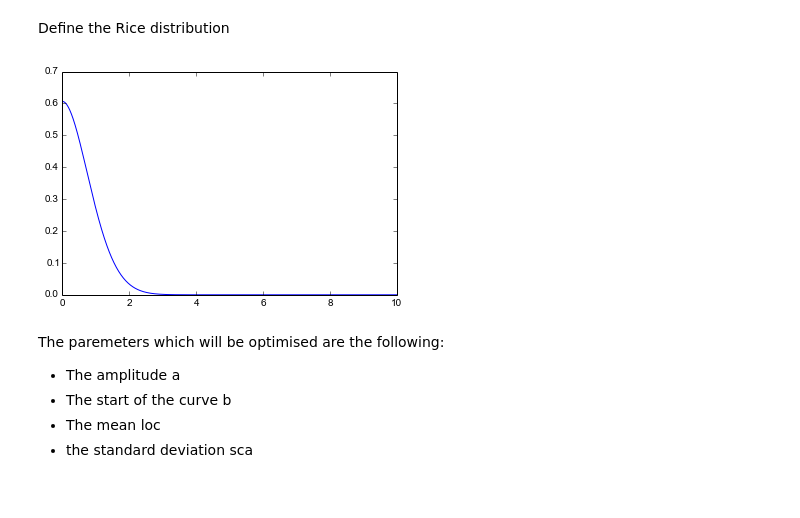
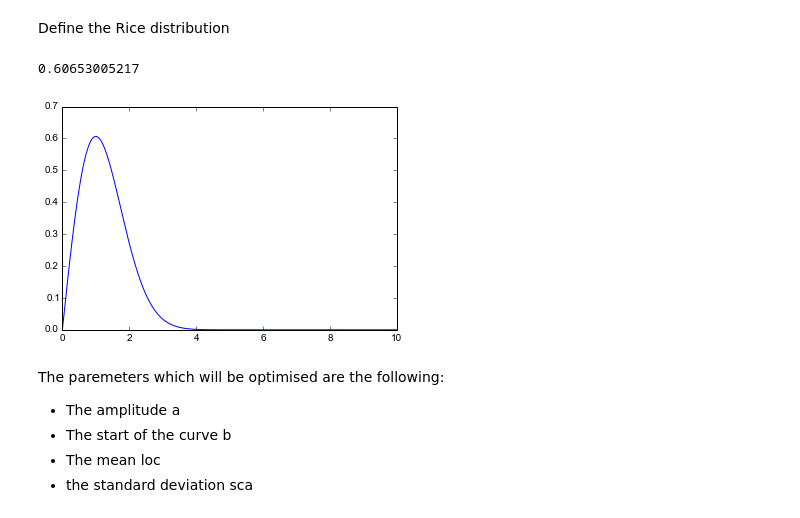
Before and after one commit to massich/embc2015-exp, a Jupyter notebook: src/experiment-t2w.ipynb, the cells around one changed output. Cells and saved outputs as stored; diff of their text form; code cells hidden in the pictures.

Commit message:
Solve at least the fitting * Solve the fitting of the Rice * Still have to decide what to see the relation between b and sigma

```diff
--- a/src/experiment-t2w.ipynb
+++ b/src/experiment-t2w.ipynb
@@ -140,8 +143,8 @@ py.iplot(fig, filename='heatmap-t2w-fitted')
 Define the Rice distribution
 # %%
 from scipy.special import iv
-def myfunc(x, factor, v, std):
-    fx = factor * (x / std**2) * np.exp( - (x**2 + v**2) / (2. * std**2))*iv(0, (x * v) / (std**2))
+def myRice(x, factor, v, std, shift):
+    fx = factor * ( (x - shift) / std**2) * np.exp( - ((x - shift)**2 + v**2) / (2. * std**2))*iv(0, ((x - shift) * v) / (std**2))
     fx[np.nonzero(fx < 0)] = 0
     return fx
     #return factor * x * np.exp( - (x**2 + mean**2) / 2) * iv(0, x * mean)
@@ -150,15 +153,19 @@ def myfunc(x, factor, v, std):
 # %%
 x = np.linspace(0., 10., 1000)
 
-fig = plt.figure()
 f = 1.
 v = 0.
 s = 1.
-shift = -1.
-plt.plot(x, myfunc((x-shift), f, v, s))
+shift = .0
+
+print np.max(myRice(x, f, v, s, shift))
+
+fig = plt.figure()
+plt.plot(x, myRice(x, f, v, s, shift))
 plt.show()
 # %% [output]
+0.60653005217
-[figure, old version]
+[figure, new version]
 # %% [markdown]
 The paremeters which will be optimised are the following:
 
```
Also changed, not shown: parts of 2 cells of this notebook.
